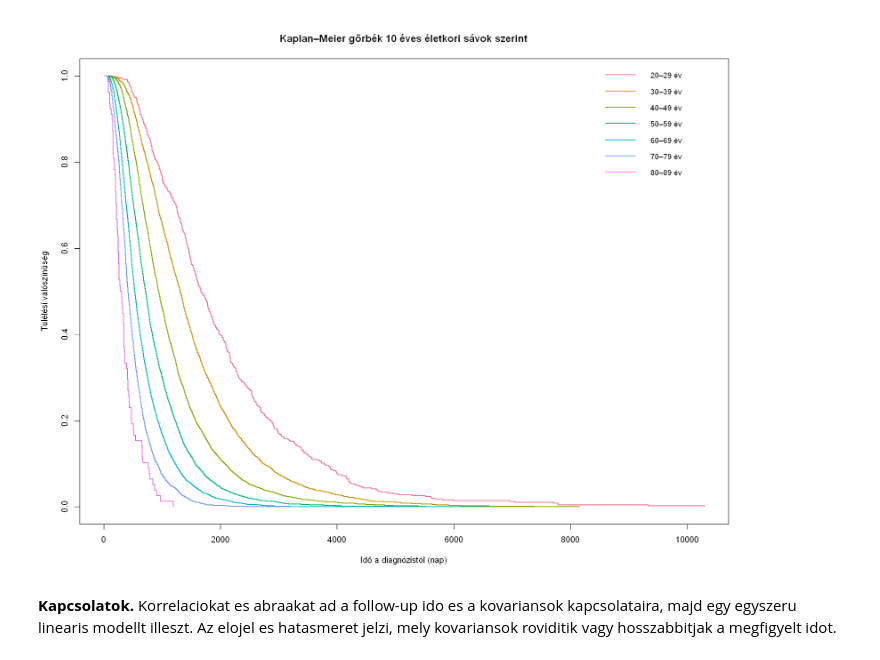
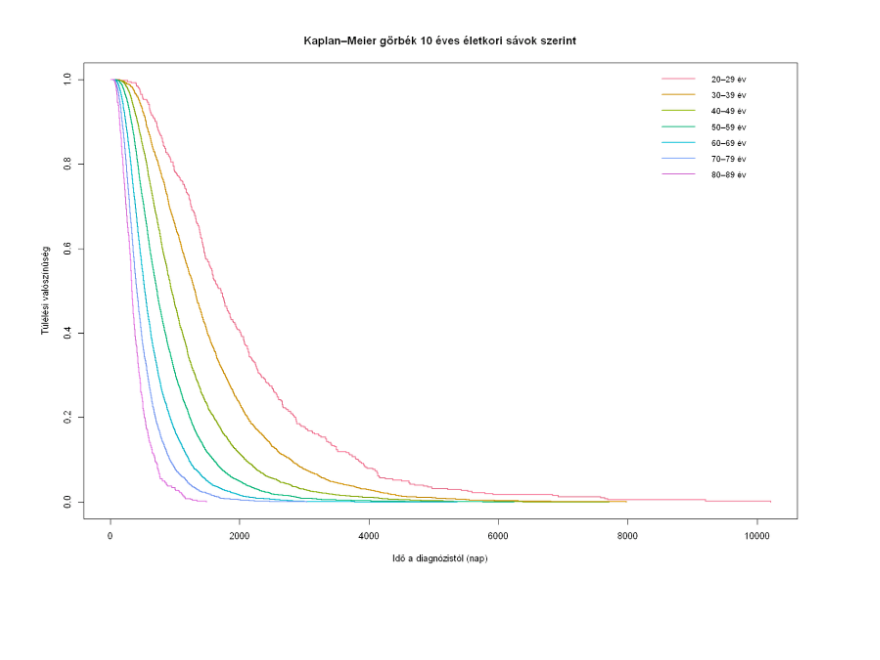
Before and after one commit to lrado1/rprev-ext, a Jupyter notebook: notebooks/synthetic_registry_yearly.ipynb, the cells around one changed output. Cells and saved outputs as stored; diff of their text form; code cells hidden in the pictures; blank space fills up the shorter version.

```diff
--- a/notebooks/synthetic_registry_yearly.ipynb
+++ b/notebooks/synthetic_registry_yearly.ipynb
@@ -220,16 +153,22 @@ Származtatott időváltozókat képzünk (megfigyelt és valódi követési id
 # %%
+# EDA munkatáblázat létrehozása
 df_eda <- synthetic_registry
 
+# Kovariánsok egységes jelölése
 df_eda$x1 <- df_eda$covariate_binary_x1
 df_eda$x2 <- df_eda$covariate_scaled_x2
 df_eda$x3 <- df_eda$covariate_hidden_x3
+
+# Bináris kovariáns faktorosítása olvasható címkékkel
 df_eda$x1_fac <- factor(df_eda$x1, levels = c(0, 1), labels = c("X1=0", "X1=1"))
+
+# Valós eseménykori életkor előállítása (diagnózis kori életkor + túlélési idő években)
 df_eda$age_at_death_true <- df_eda$x2 +
   as.numeric(as.Date(df_eda$true_event_date_F_true) - as.Date(df_eda$diagnosis_date_D)) / 365.25
 
+# Követési idő napokban (utolsó ismert kontaktus - diagnózis)
+df_eda$followup_days <- as.numeric(df_eda$last_followup_date_F - df_eda$diagnosis_date_D)
 
-df_eda$followup_days <- as.numeric(df_eda$last_followup_date_F - df_eda$diagnosis_date_D)
+# Valós túlélési idő napokban (valódi eseményidő - diagnózis)
 df_eda$true_survival_days <- as.numeric(df_eda$true_event_date_F_true - df_eda$diagnosis_date_D)
-df_eda$log_followup_days <- log1p(df_eda$followup_days)
-df_eda$log_survival_days <- log1p(df_eda$true_survival_days)
 # %% [markdown]
@@ -535,35 +422,36 @@ ggplot(df_plot, aes(x = age, y = true_survival_days)) +
 # %%
 library(survival)
 
+options(repr.plot.width = 14, repr.plot.height = 10)
+
+# Diagnóziskori életkor oszlopának kiválasztása
 age_col <- if ("age_at_dx" %in% names(df_eda)) "age_at_dx" else "x2"
 
-d <- df_eda[, c(age_col, "true_survival_days", "true_event_indicator_delta_true")]
-colnames(d) <- c("age", "time", "event")
+# Elemzési tábla összeállítása (életkor, valós túlélési idő, valós eseményindikátor)
+d <- data.frame(
+  age = df_eda[[age_col]],
+  time = df_eda$true_survival_days,
+  event = df_eda$true_event_indicator_delta_true
+)
 d <- d[is.finite(d$age) & is.finite(d$time) & d$time > 0 & !is.na(d$event), ]
 
-# 10 éves sávok: [a,a+10)
-a_min <- floor(min(d$age, na.rm = TRUE) / 10) * 10
-a_max <- ceiling(max(d$age, na.rm = TRUE) / 10) * 10
-breaks <- seq(a_min, a_max, by = 10)
-
+# 10 éves életkori sávok képzése
+breaks <- seq(floor(min(d$age) / 10) * 10, ceiling(max(d$age) / 10) * 10, by = 10)
 labs <- paste0(breaks[-length(breaks)], "–", breaks[-1] - 1, " év")
 d$age_band <- cut(d$age, breaks = breaks, right = FALSE, include.lowest = TRUE, labels = labs)
 
-# KM illesztés
+# Kaplan–Meier illesztés életkori sávok szerint
 fit <- survfit(Surv(time, event) ~ age_band, data = d)
 
-# színek (base R palette, automatikus)
+# Ábra: KM görbék
 cols <- grDevices::hcl.colors(nlevels(d$age_band), palette = "Dark 3")
 
-plot(fit, col = cols, lwd = 2,
-     xlab = "Idő a diagnózistól (nap)",
-     ylab = "Túlélési valószínűség",
-     main = "Kaplan–Meier görbék 10 éves életkori sávok szerint")
+plot(
+  fit, col = cols, lwd = 2,
+  xlab = "Idő a diagnózistól (nap)",
+  ylab = "Túlélési valószínűség",
+  main = "Kaplan–Meier görbék 10 éves életkori sávok szerint"
+)
 legend("topright", legend = levels(d$age_band), col = cols, lwd = 2, bty = "n", cex = 0.9)
 # %% [output]
-[figure, old version]
+[figure, new version]
-# %% [markdown]
-<!-- AUTO: commentary -->
-
-**Kapcsolatok.** Korrelaciokat es abraakat ad a follow-up ido es a kovariansok kapcsolataira, majd egy egyszeru linearis modellt illeszt.
-Az elojel es hatasmeret jelzi, mely kovariansok roviditik vagy hosszabbitjak a megfigyelt idot.
```
Also changed, not shown: parts of 45 cells of this notebook.
